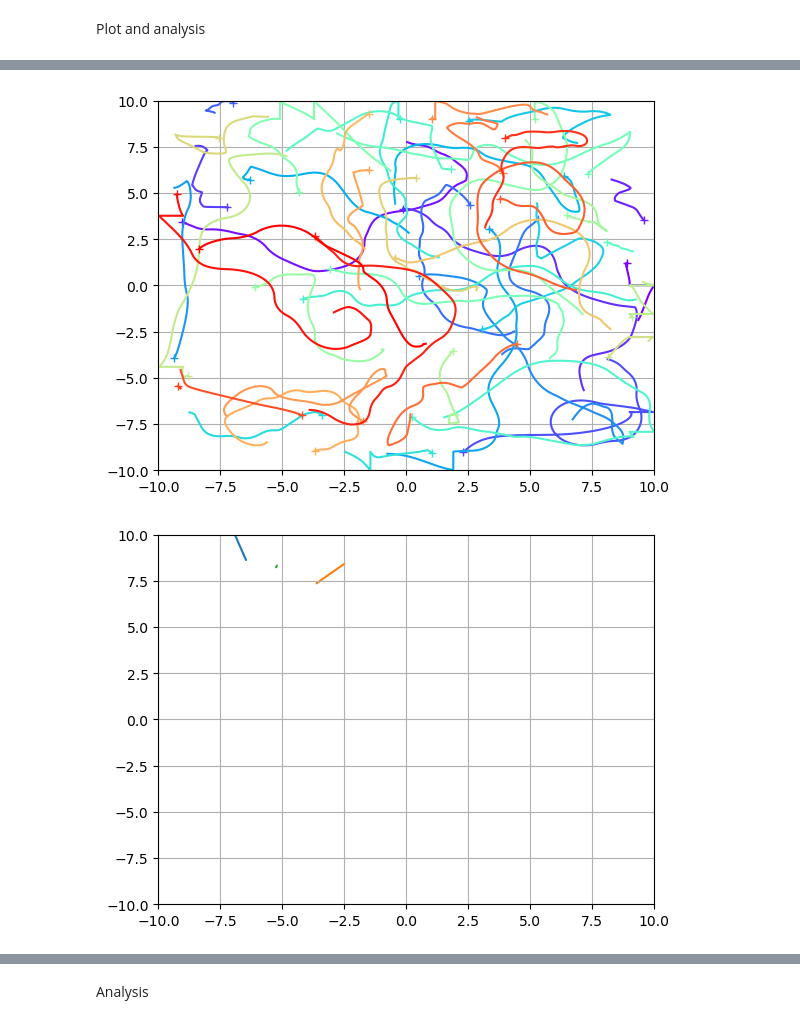
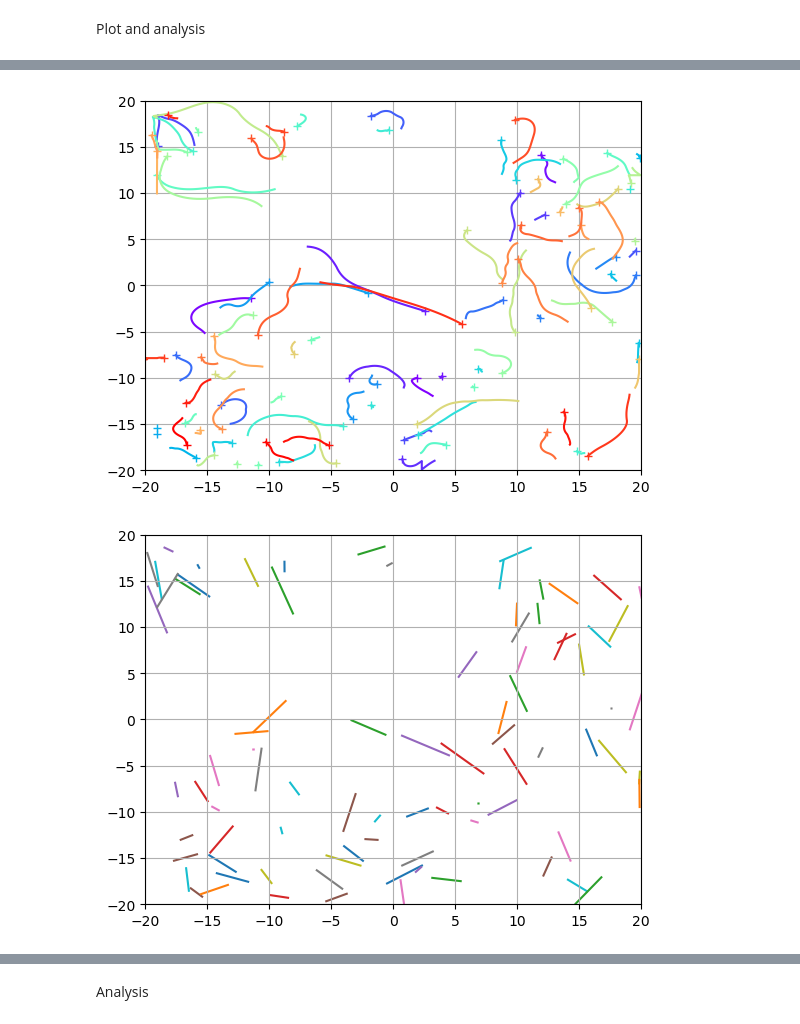
Before and after one commit to Bobomoto/PHYS250-Final-Project, a Jupyter notebook: Finalproject.ipynb, the cells around one changed output, grey strips where cells are left out. Drawn from its saved outputs; the diff is of its cells as text; code cells hidden in the pictures.

```diff
--- a/Finalproject.ipynb
+++ b/Finalproject.ipynb
@@ -353,9 +352,9 @@ def plot(coords, radorientations, viewrange = (-50,50), title = '', fishmarker =
     plt.show()
 # %%
 numiterations = 1000
-poolrange = 20 #poolrange/2 is the length of each side
-initcoordmax = 10 #essentially initial density
-numfish = 50
+poolrange = 40 #poolrange/2 is the length of each side
+initcoordmax = 20 #essentially initial density
+numfish = 100
 inittime = 0
 positionarray = []
 speedarray = []
@@ -376,30 +375,30 @@ plot(pos, motorientations, viewrange = (-poolrange/2,poolrange/2), title = f't =
 # %%
 #trajectory plot
 fig, ax = plt.subplots()
 
 plotmaxcoord = poolrange/2
-trajlength = 200
+trajlength = 50
 
 colors = cm.rainbow(np.linspace(0, 1, numfish))
 
 for n in np.arange(numfish):
     coordinates = []
     for i in np.arange(numiterations):
         coordinates.append(positionarray[i][n])
     fishcoordsx, fishcoordsy = zip(*coordinates)
 
     recent_x = fishcoordsx[-trajlength:]
     recent_y = fishcoordsy[-trajlength:]
 
     ax.plot(recent_x, recent_y, color=colors[n])
     ax.plot(recent_x[-1], recent_y[-1], marker='+', color=colors[n])
 
 ax.set_xlim(-plotmaxcoord,plotmaxcoord)
 ax.set_ylim(-plotmaxcoord,plotmaxcoord)
 ax.grid()
 plt.show()
 # %% [output]
-[figure, old version]
+[figure, new version]
 # %%
 #final velocity plot function
 def plotvel(coords, radorientations, speeds, viewrange = (-50,50), title = ''):
@@ -431,7 +430,7 @@ def plotvel(coords, radorientations, speeds, viewrange = (-50,50), title = ''):
 #final velocity plot:
 plotvel(pos, motorientations, motspeeds, viewrange = (-plotmaxcoord,plotmaxcoord))
 # %% [output]
-[figure, old version]
+[figure, new version]
 # %%
 #plot changes in speed:
 speedarray
```
Also changed, not shown: parts of 9 cells of this notebook.
